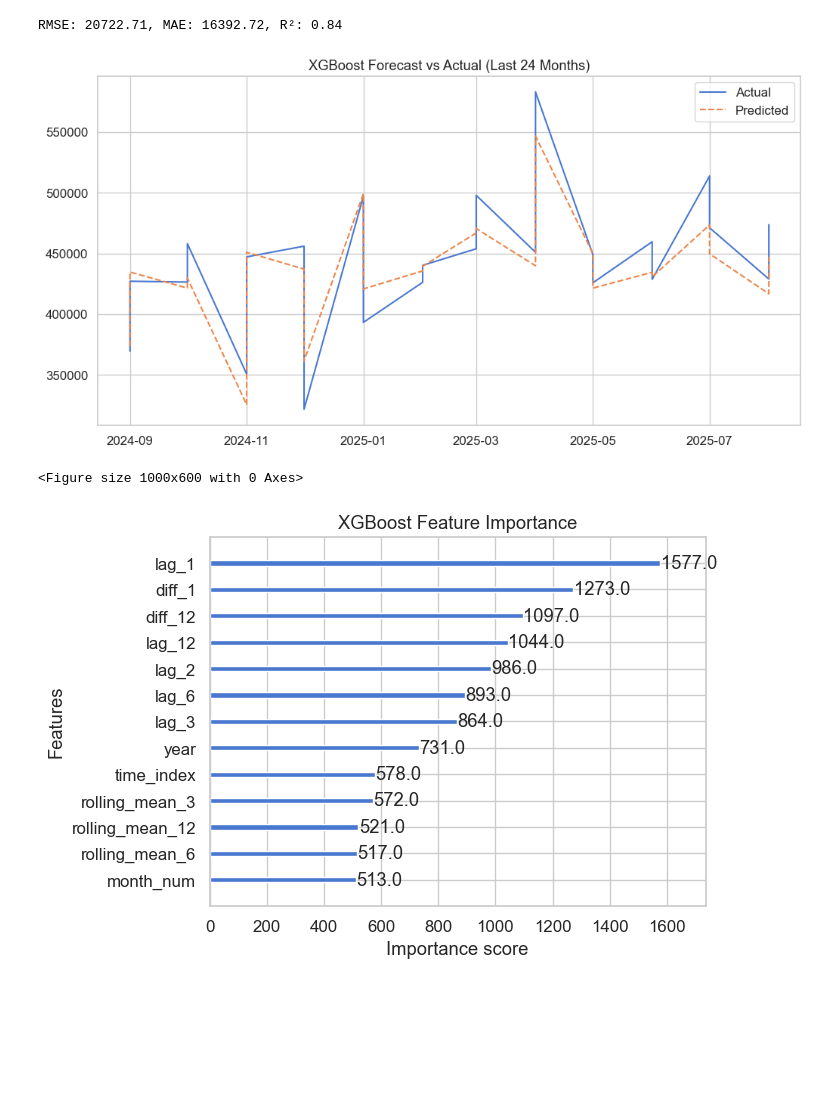
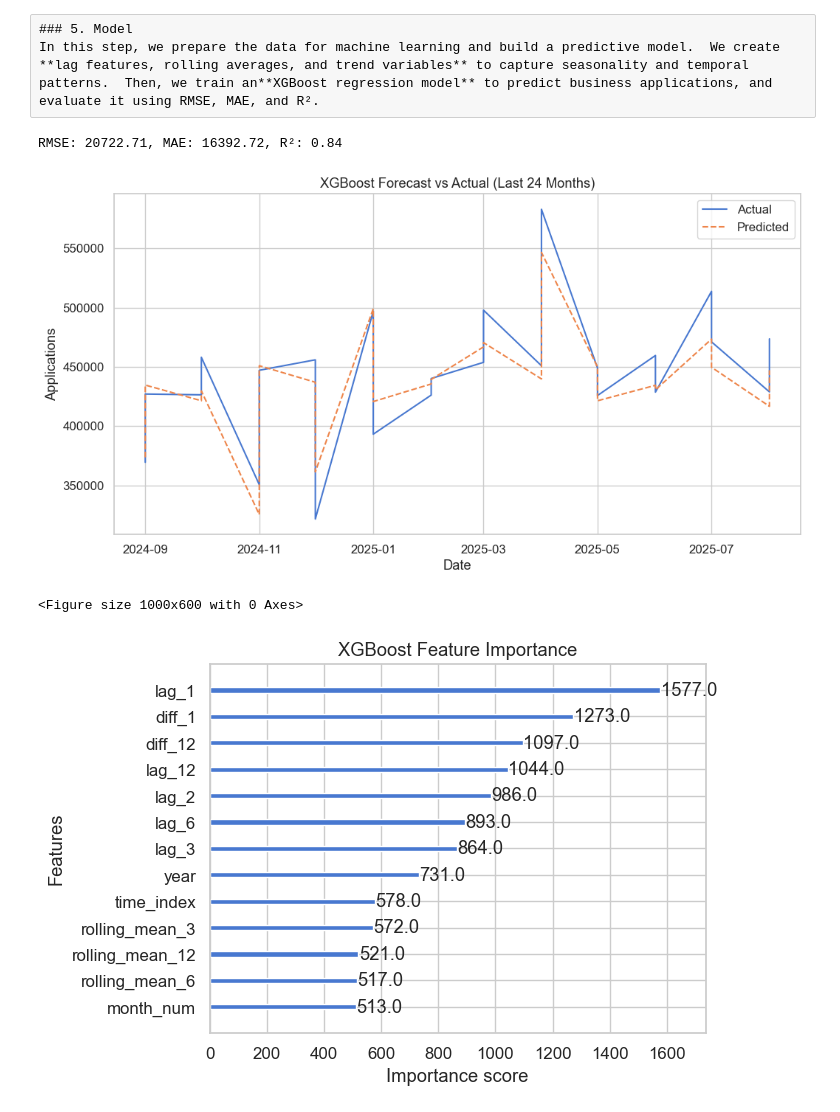
Before and after one commit to rezwanulk1/bfs-business-formation, a Jupyter notebook: BFS_BA.ipynb, the cells around one changed output. Saved outputs shown, nothing was run; the diff lists cells and outputs as text; code cells hidden in the pictures; blank space fills up the shorter version.

Commit message:
Updated notebook: added evaluation section and headers

```diff
--- a/BFS_BA.ipynb
+++ b/BFS_BA.ipynb
@@ -101,11 +145,29 @@ dtype: int64
+# %% [raw]
+### 5. Model
+In this step, we prepare the data for machine learning and build a predictive model.  We create **lag features, rolling averages, and trend variables** to capture seasonality and temporal patterns.  Then, we train an**XGBoost regression model** to predict business applications, and evaluate it using RMSE, MAE, and R².
 # %%
 
 # ====================================================
 # Data Modeling
 # ====================================================
 
-# Feature Engineering
+# --- Feature Engineering ---
 def create_features(df, lags=[1,2,3,6,12]):
+    """
+    Create time-series features for forecasting business applications.
+
+    Parameters
+    ----------
+    df : pandas.DataFrame
+        Must include 'applications' and 'date' columns.
+    lags : list of int
+        List of lag months to create as features.
+
+    Returns
+    -------
+    pandas.DataFrame
+        Original dataframe with lag, rolling mean, diff, and time features.
+    """
     df = df.copy()
     for lag in lags:
         df[f"lag_{lag}"] = df['applications'].shift(lag)
@@ -121,7 +183,7 @@ def create_features(df, lags=[1,2,3,6,12]):
 
 df_features = create_features(df_long).dropna()
 
-# Train/Test Split
+# Train/Test Split (last 24 months for test)
 train = df_features.iloc[:-24]
 test = df_features.iloc[-24:]
 
@@ -137,34 +199,37 @@ model = XGBRegressor(
     max_depth=5,
     subsample=0.8,
     colsample_bytree=0.8,
     random_state=42
 )
 model.fit(X_train, y_train)
 
 # Predictions
 y_pred = model.predict(X_test)
 
-# Evaluation
+# Evaluate Model
 rmse = np.sqrt(mean_squared_error(y_test, y_pred))
 mae = mean_absolute_error(y_test, y_pred)
 r2 = r2_score(y_test, y_pred)
 
 print(f"RMSE: {rmse:.2f}, MAE: {mae:.2f}, R²: {r2:.2f}")
 
+# Plot Actual vs Predicted
 plt.figure(figsize=(12,6))
 plt.plot(test['date'], y_test, label="Actual")
 plt.plot(test['date'], y_pred, label="Predicted", linestyle="--")
 plt.title("XGBoost Forecast vs Actual (Last 24 Months)")
+plt.xlabel("Date")
+plt.ylabel("Applications")
 plt.legend()
 plt.show()
 
 # Feature Importance
 plt.figure(figsize=(10,6))
 plot_importance(model, importance_type="weight", max_num_features=15)
 plt.title("XGBoost Feature Importance")
 plt.show()
 # %% [output]
 RMSE: 20722.71, MAE: 16392.72, R²: 0.84
-[figure, old version]
+[figure, new version]
 <Figure size 1000x600 with 0 Axes>
 [figure]
```
Also changed, not shown: parts of 19 cells of this notebook.
